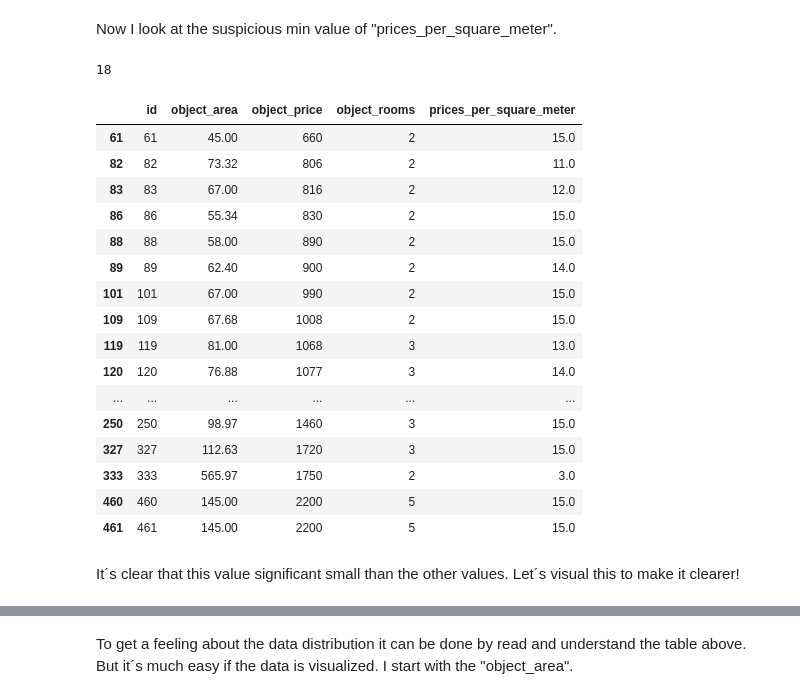
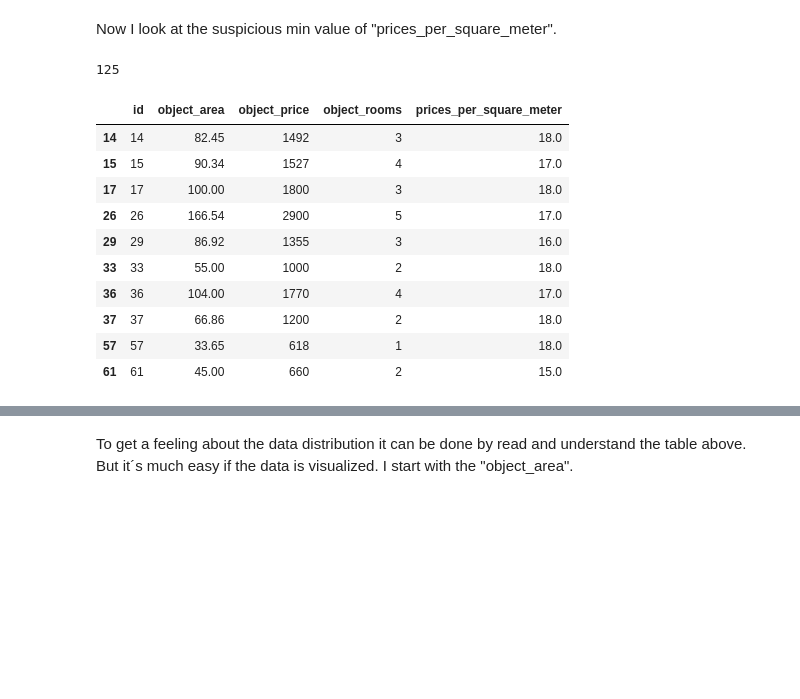
Before and after one commit to maximkiesel1/Machine_Learning_Rent_Prediction, a Jupyter notebook: Part_Two_EDA.ipynb, the cells around one changed output, grey strips where cells are left out. Saved outputs shown, nothing was run; the diff lists cells and outputs as text; code cells hidden in the pictures; blank space fills up the shorter version.

```diff
--- a/Part_Two_EDA.ipynb
+++ b/Part_Two_EDA.ipynb
@@ -456,26 +528,18 @@ df8 = df7.loc[df7["object_rooms"]!=0.0]
 # %% [markdown]
 Now I look at the suspicious min value of "prices_per_square_meter".
 # %%
-print(df8[df8["prices_per_square_meter"]<=15].count()[0])
-df8[df8["prices_per_square_meter"]<=15].iloc[:, :5]
+print(df8[df8["prices_per_square_meter"]<20].count()[0])
+df8[df8["prices_per_square_meter"]<20].iloc[:10, :5]
 # %% [output]
-18
+125
 |  | id | object_area | object_price | object_rooms | prices_per_square_meter |
+| 14 | 14 | 82.45 | 1492 | 3 | 18.0 |
+| 15 | 15 | 90.34 | 1527 | 4 | 17.0 |
+| 17 | 17 | 100.00 | 1800 | 3 | 18.0 |
+| 26 | 26 | 166.54 | 2900 | 5 | 17.0 |
+| 29 | 29 | 86.92 | 1355 | 3 | 16.0 |
+| 33 | 33 | 55.00 | 1000 | 2 | 18.0 |
+| 36 | 36 | 104.00 | 1770 | 4 | 17.0 |
+| 37 | 37 | 66.86 | 1200 | 2 | 18.0 |
+| 57 | 57 | 33.65 | 618 | 1 | 18.0 |
 | 61 | 61 | 45.00 | 660 | 2 | 15.0 |
-| 82 | 82 | 73.32 | 806 | 2 | 11.0 |
-| 83 | 83 | 67.00 | 816 | 2 | 12.0 |
-| 86 | 86 | 55.34 | 830 | 2 | 15.0 |
-| 88 | 88 | 58.00 | 890 | 2 | 15.0 |
-| 89 | 89 | 62.40 | 900 | 2 | 14.0 |
-| 101 | 101 | 67.00 | 990 | 2 | 15.0 |
-| 109 | 109 | 67.68 | 1008 | 2 | 15.0 |
-| 119 | 119 | 81.00 | 1068 | 3 | 13.0 |
-| 120 | 120 | 76.88 | 1077 | 3 | 14.0 |
-| ... | ... | ... | ... | ... | ... |
-| 250 | 250 | 98.97 | 1460 | 3 | 15.0 |
-| 327 | 327 | 112.63 | 1720 | 3 | 15.0 |
-| 333 | 333 | 565.97 | 1750 | 2 | 3.0 |
-| 460 | 460 | 145.00 | 2200 | 5 | 15.0 |
-| 461 | 461 | 145.00 | 2200 | 5 | 15.0 |
-# %% [markdown]
-It´s clear that this value significant small than the other values. Let´s visual this to make it clearer!
```
Also changed, not shown: parts of 54 cells of this notebook.
